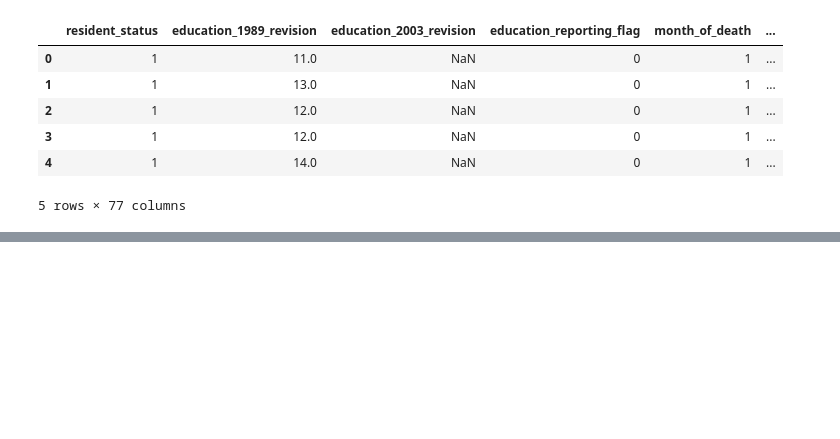
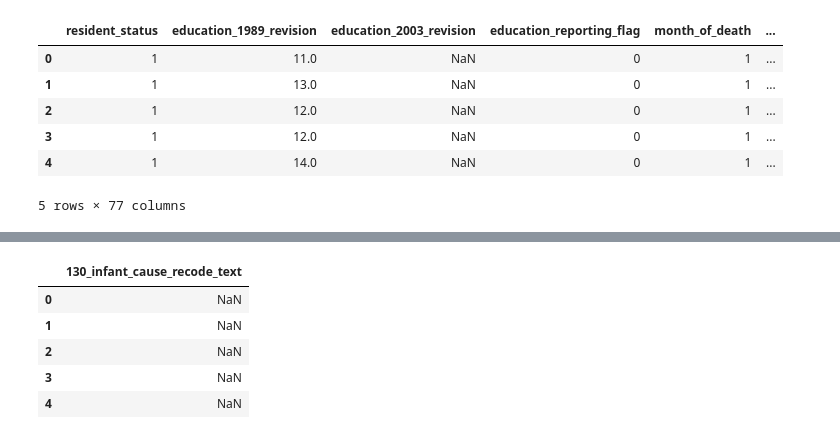
Before and after one commit to azmedtech/ASU_DA_Project1_Team2, a Jupyter notebook: US_Death_Data_Project.ipynb, the cells around one changed output, grey strips where cells are left out. Cells and saved outputs as stored; diff of their text form; code cells hidden in the pictures; blank space fills up the shorter version.

```diff
--- a/US_Death_Data_Project.ipynb
+++ b/US_Death_Data_Project.ipynb
@@ -88,3 +104,13 @@ SyntaxError: invalid decimal literal (2732831633.py, line 3)
+# %%
+raw_2005_DD_df["130_infant_cause_recode_text"] = raw_2005_DD_df["130_infant_cause_recode"].map(infant_cause_recode_130)
+raw_2005_DD_df[["130_infant_cause_recode_text"]].head()
+# %% [output]
+|  | 130_infant_cause_recode_text |
+| 0 | NaN |
+| 1 | NaN |
+| 2 | NaN |
+| 3 | NaN |
+| 4 | NaN |
 # %%
 #Map the numeric codes in the csv file to the corresponding text string descriptions
 #map 39_cause_recode dictionary value to dataframe
```
Also changed, not shown: parts of 15 cells of this notebook.
